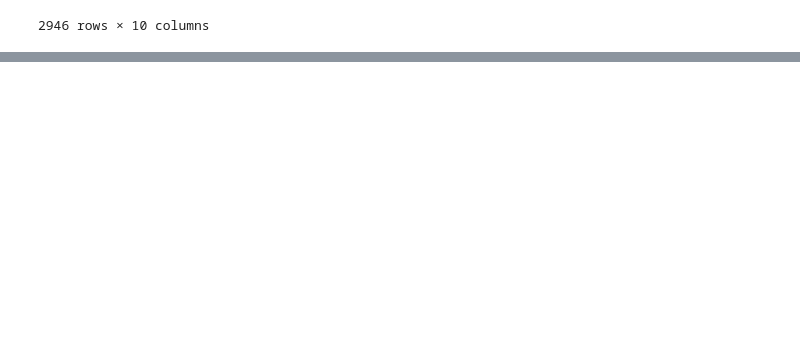
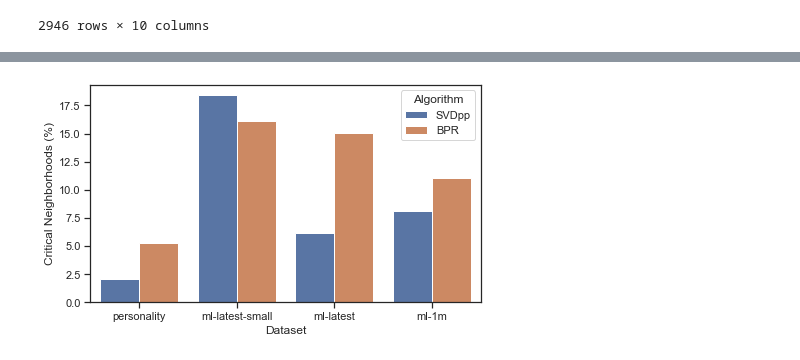
Before and after one commit to wissamjur/LocalImpact, a Jupyter notebook: ranking_algos_plots.ipynb, the cells around one changed output, grey strips where cells are left out. Cells and saved outputs as stored; diff of their text form; code cells hidden in the pictures; blank space fills up the shorter version.

```diff
--- a/ranking_algos_plots.ipynb
+++ b/ranking_algos_plots.ipynb
@@ -77,0 +105,30 @@ AttributeError: 'NoneType' object has no attribute 'remove'
+# %%
+bpr = {
+    'Dataset': ['personality', 'ml-latest-small', 'ml-latest', 'ml-1m'],
+    'perc_critical': [5.26, 16.07, 15.08, 11.08],
+}
+
+lgcn = {
+    'Dataset': ['personality', 'ml-latest-small', 'ml-latest', 'ml-1m'],
+    'perc_critical': [2.1, 18.41, 6.18, 8.14],
+}
+
+df_1 = pd.DataFrame(data=bpr)
+df_2 = pd.DataFrame(data=lgcn)
+
+df_1['Algorithm'] = 'BPR'
+df_2['Algorithm'] = 'SVDpp'
+
+test_df = df_2.append(df_1)
+
+fig, ax =plt.subplots(figsize=(7, 4))
+sns.set_theme(style="ticks") # white, dark, whitegrid, darkgrid, ticks
+
+sns.barplot(x="Dataset", y="perc_critical", hue="Algorithm", data=test_df)
+
+ax.set_xlabel("Dataset")
+ax.set_ylabel("Critical Neighborhoods (%)")
+
+plt.savefig('./output/ranking_algo_exp/exp_3_critical_nbhds.png', dpi=800, bbox_inches='tight')
+# %% [output]
+[figure, added]
```
Also changed, not shown: parts of 3 cells of this notebook, 6 other files.
